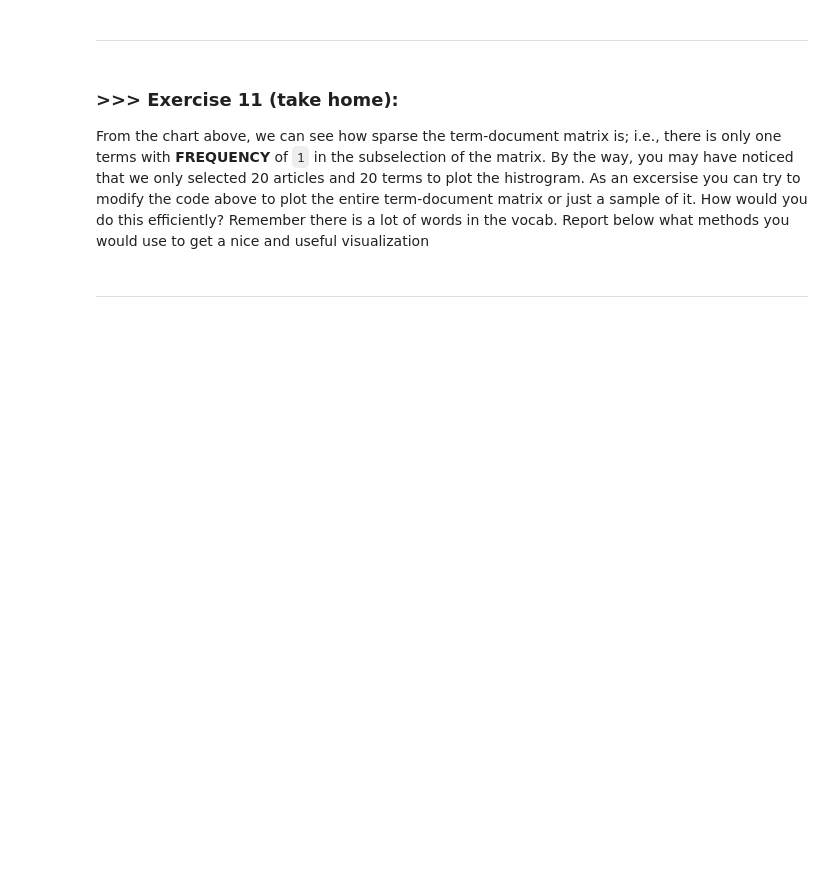
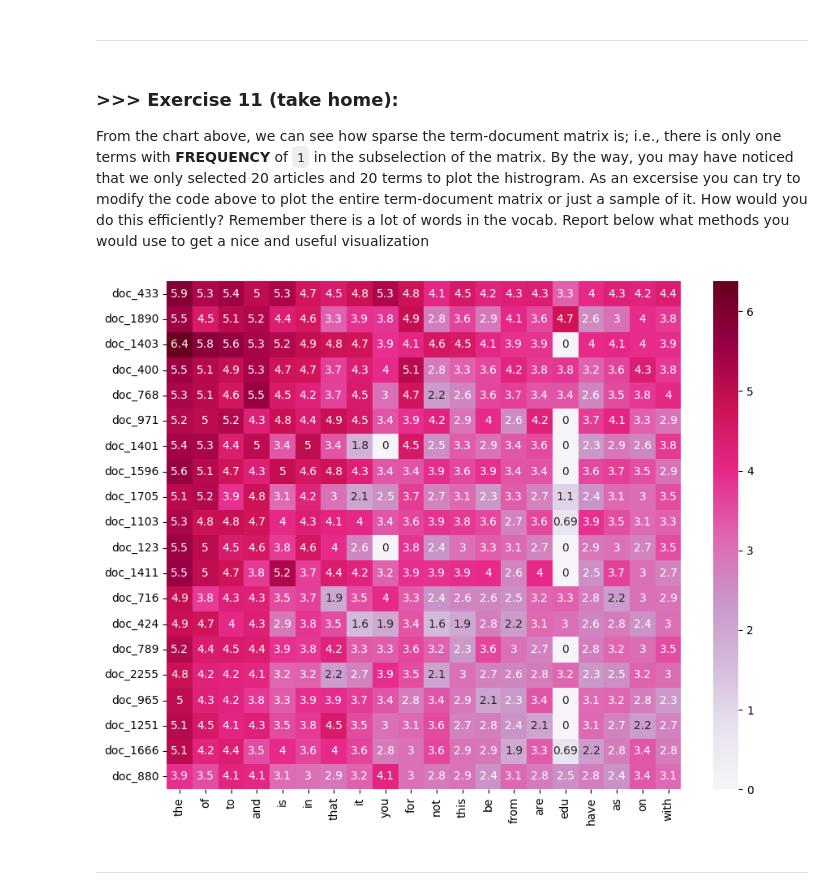
Before and after one commit to bbswei/DM2025-Lab1-Exercise, a Jupyter notebook: DM2025-Lab1-Master.ipynb, the cells around one changed output. Saved outputs shown, nothing was run; the diff lists cells and outputs as text; code cells hidden in the pictures; blank space fills up the shorter version.

```diff
--- a/DM2025-Lab1-Master.ipynb
+++ b/DM2025-Lab1-Master.ipynb
@@ -1128,3 +1126,40 @@ From the chart above, we can see how sparse the term-document matrix is; i.e., t
+# %%
+# Answer here
+# I focused only on the top K words and documents with the highest counts.
+# By taking the top 20 terms and the top 20 documents, and applying a log transformation to smooth extreme values.
+
+terms = count_vect.get_feature_names_out()
+
+# 每個詞的出現次數（1×V）
+term_freq = np.asarray(X_counts.sum(axis=0)).ravel()
+# 每篇文件的總字數（D×1）
+doc_len = np.asarray(X_counts.sum(axis=1)).ravel()
+
+# 選 Top K 個詞和文件
+K_terms = 20
+K_docs = 20
+top_term_idx = term_freq.argsort()[::-1][:K_terms]
+top_doc_idx = doc_len.argsort()[::-1][:K_docs]
+
+sub = X_counts[top_doc_idx, :][:, top_term_idx]
+
+# log1p
+plot_z = np.log1p(sub.toarray())
+plot_x = terms[top_term_idx]
+plot_y = [f"doc_{i}" for i in top_doc_idx]
+
+df_todraw = pd.DataFrame(plot_z, columns=plot_x, index=plot_y)
+plt.subplots(figsize=(9, 7))
+ax = sns.heatmap(df_todraw,
+                 cmap="PuRd",
+                 vmin=0, vmax=plot_z.max(),
+                 annot=True)
+                #  fmt=".1f"
+plt.xticks(rotation=90)
+plt.yticks(rotation=0)
+plt.tight_layout()
+# %% [output]
+[figure, added]
 # %% [markdown]
 ---
 # %% [markdown]
```
Also changed, not shown: parts of 11 cells of this notebook.
